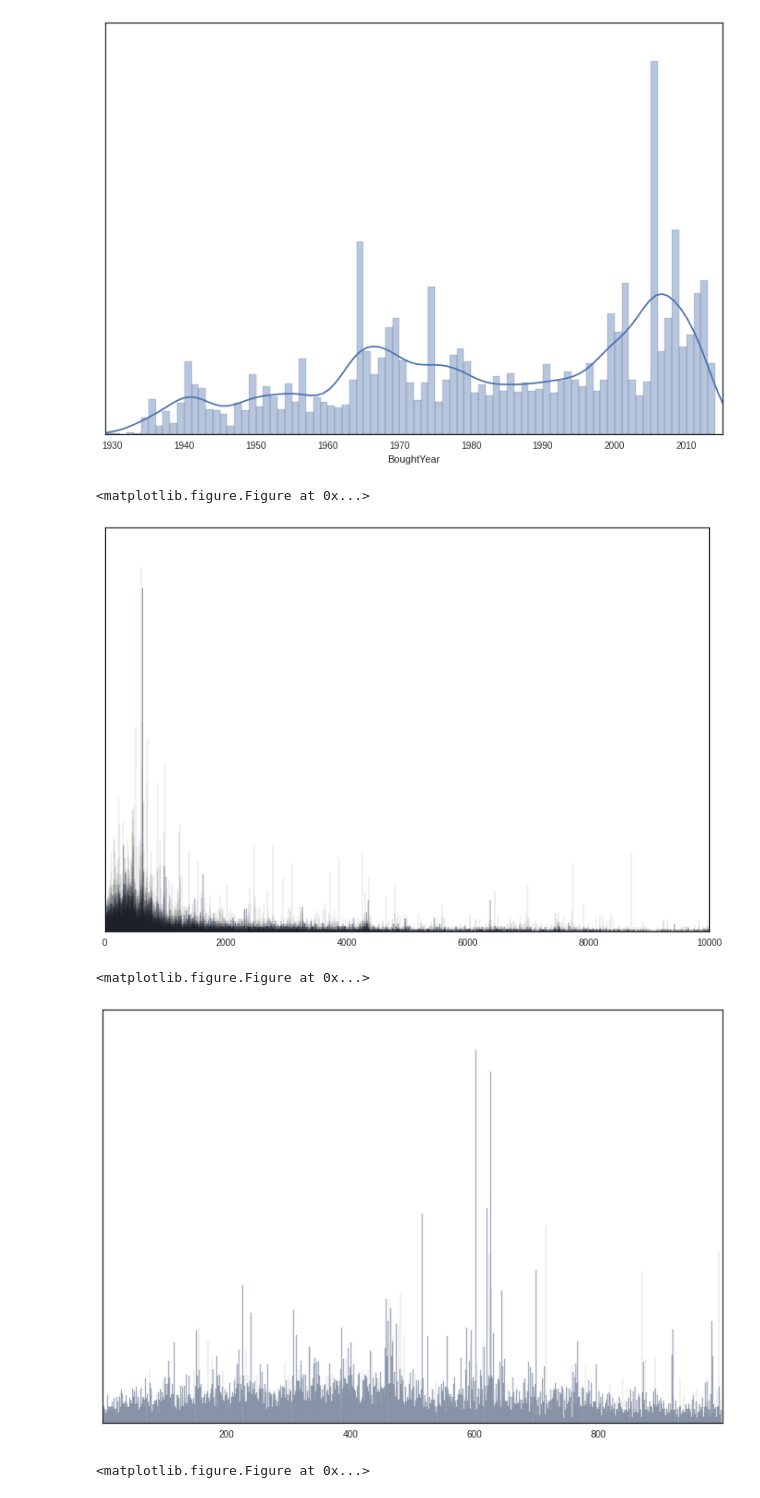
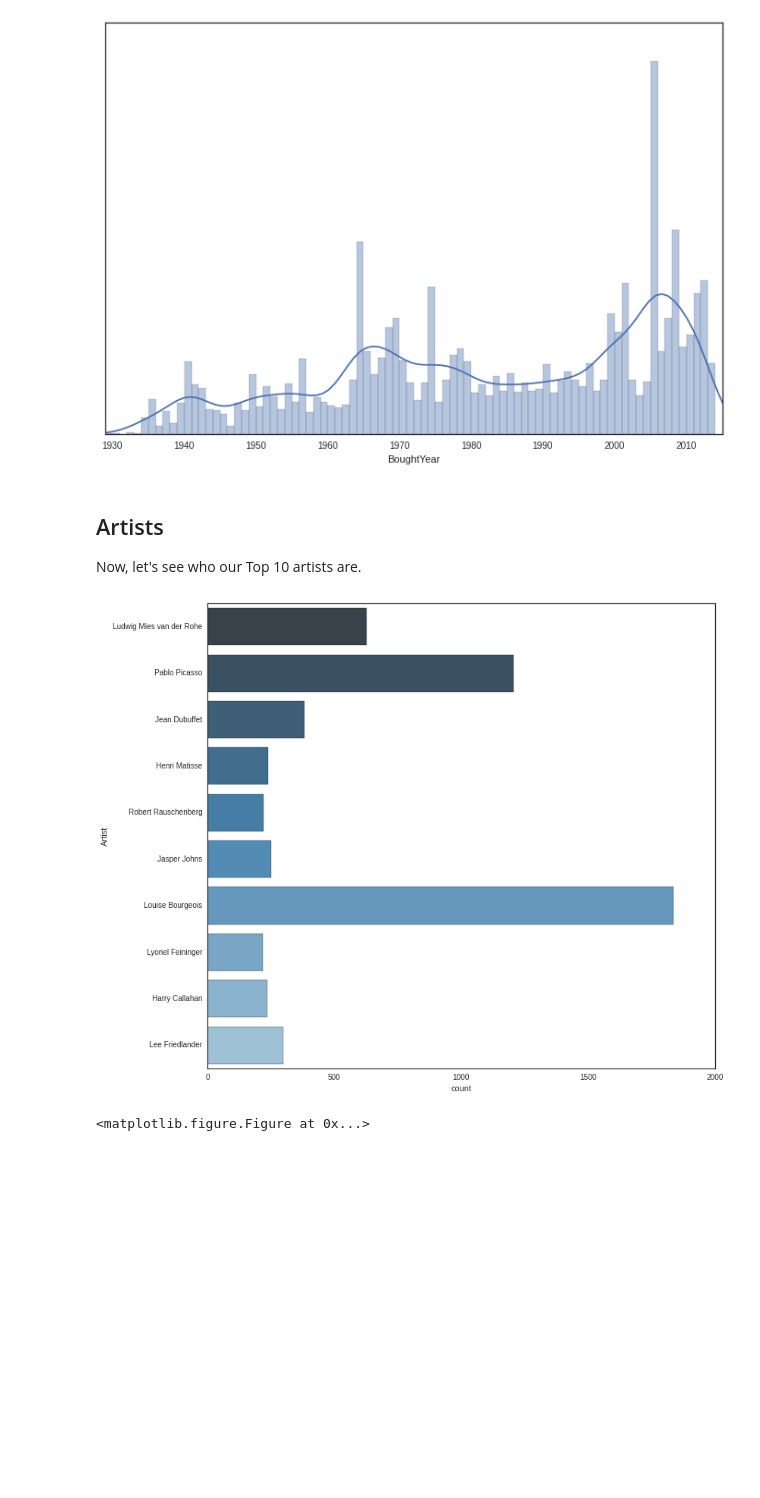
Before and after one commit to Kintaro/datascience, a Jupyter notebook: Artworks/ArtCollection.ipynb, the cells around one changed output. Drawn from its saved outputs; the diff is of its cells as text; code cells hidden in the pictures; blank space fills up the shorter version.

```diff
--- a/Artworks/ArtCollection.ipynb
+++ b/Artworks/ArtCollection.ipynb
@@ -97,17 +97,19 @@ draw_histogram(data.BoughtYear)
 [figure]
 <matplotlib.figure.Figure at 0x...>
 [figure]
-# %%
-pos_areas = np.array([x for x in filter(lambda x: x > 0 and x < 10000, areas)])
-draw_histogram(pos_areas, kde = False)
-
-pos_areas = np.array([x for x in filter(lambda x: x > 0 and x < 1000, areas)])
-draw_histogram(pos_areas, kde = False)
-# %% [output]
-<matplotlib.figure.Figure at 0x...>
-[figure, removed]
-<matplotlib.figure.Figure at 0x...>
-[figure, removed]
+# %% [markdown]
+## Artists
+
+Now, let's see who our Top 10 artists are.
+# %%
+plt.figure(figsize=(12,11))
+counts = [k for k, v in dict(data.Artist.value_counts()[:10]).items()]
+g = sns.countplot(y="Artist", data=data[data.Artist.isin(counts)],
+                  palette="Blues_d")
+g.patch.set_visible(False)
+plt.show()
+# %% [output]
+[figure, added]
 # %%
 years = np.array([x.year for x in data['nominal'] if x.year > 0])
 months = np.array([x.month for x in data['nominal'] if x.month > 0])
```
Also changed, not shown: parts of 2 cells of this notebook.
